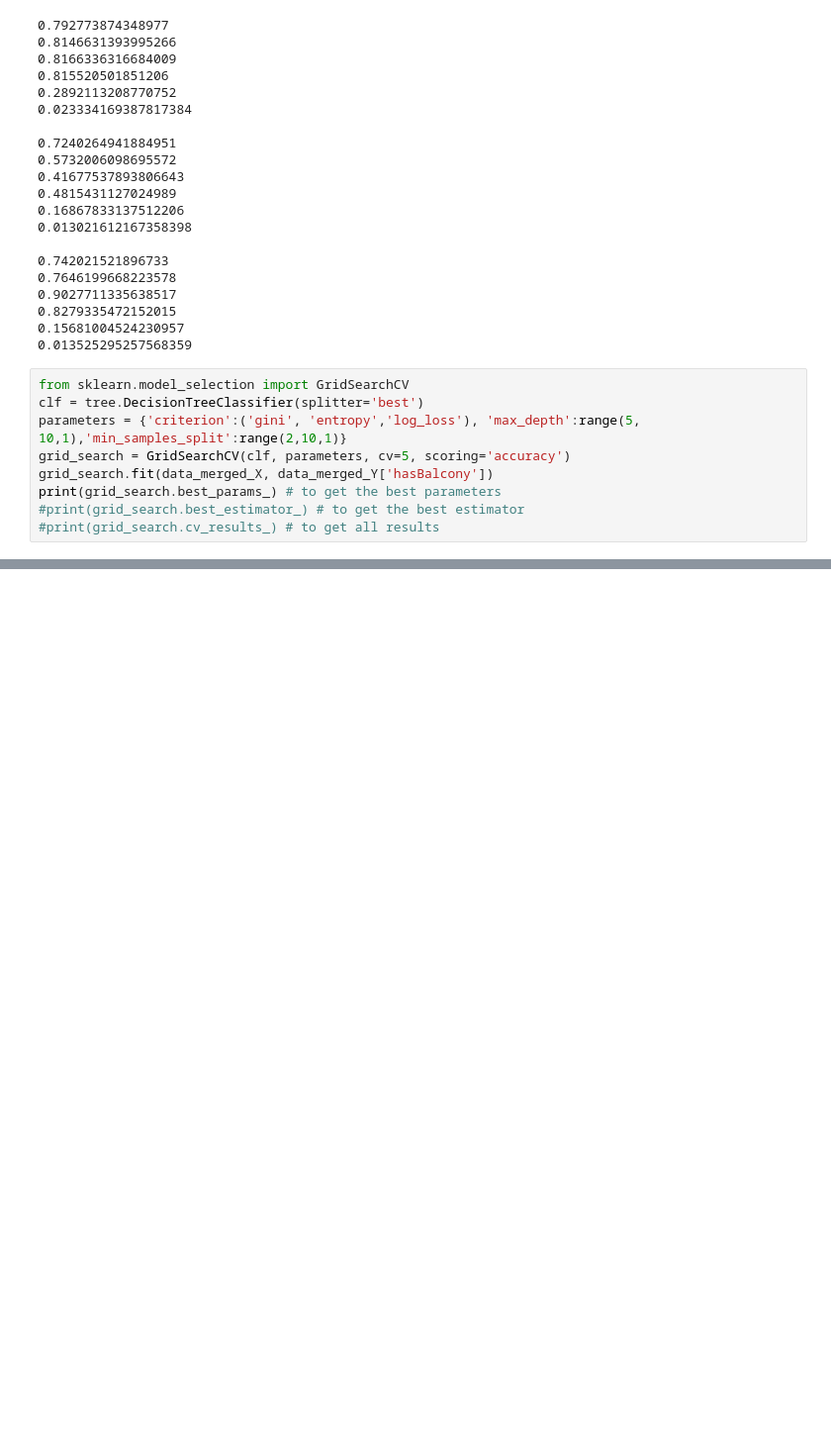
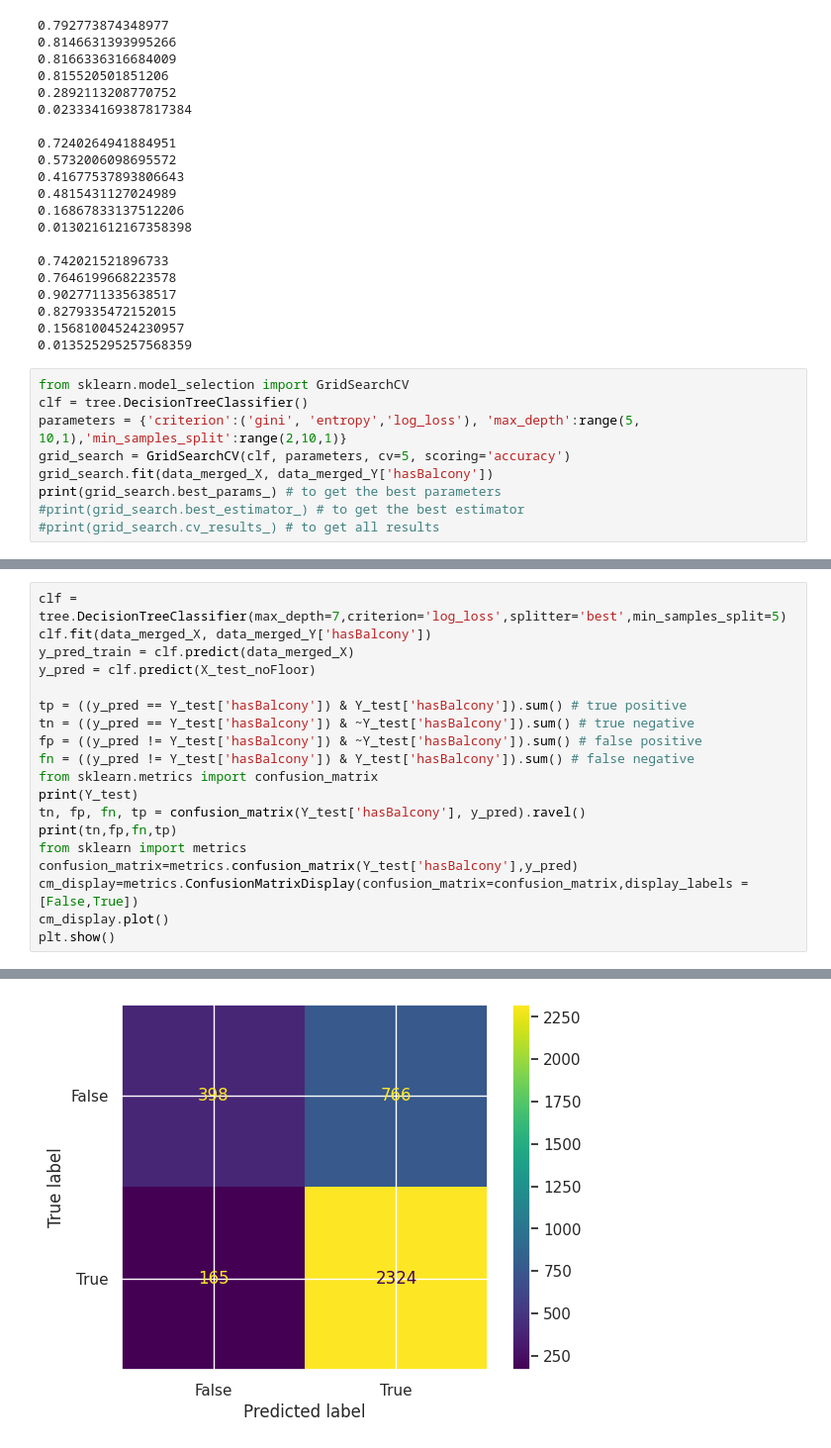
Before and after one commit to SzymonCisowski/PFML_Project, a Jupyter notebook: Projekt_PFML1.ipynb, the cells around one changed output, grey strips where cells are left out. Shown: that part at 99% size. Cells and saved outputs as stored; diff of their text form; blank space fills up the shorter version.

Commit message:
ConfusionMatrix for hasBalcony

```diff
--- a/Projekt_PFML1.ipynb
+++ b/Projekt_PFML1.ipynb
@@ -556,7 +556,7 @@ print(scores['score_time'].mean())
 0.013525295257568359
 # %%
 from sklearn.model_selection import GridSearchCV
-clf = tree.DecisionTreeClassifier(splitter='best')
+clf = tree.DecisionTreeClassifier()
 parameters = {'criterion':('gini', 'entropy','log_loss'), 'max_depth':range(5, 10,1),'min_samples_split':range(2,10,1)}
 grid_search = GridSearchCV(clf, parameters, cv=5, scoring='accuracy')
 grid_search.fit(data_merged_X, data_merged_Y['hasBalcony'])
@@ -571,0 +572,20 @@ print(grid_search.best_score_) # to get all results
+# %%
+clf = tree.DecisionTreeClassifier(max_depth=7,criterion='log_loss',splitter='best',min_samples_split=5)
+clf.fit(data_merged_X, data_merged_Y['hasBalcony'])
+y_pred_train = clf.predict(data_merged_X)
+y_pred = clf.predict(X_test_noFloor)
+
+tp = ((y_pred == Y_test['hasBalcony']) & Y_test['hasBalcony']).sum() # true positive
+tn = ((y_pred == Y_test['hasBalcony']) & ~Y_test['hasBalcony']).sum() # true negative
+fp = ((y_pred != Y_test['hasBalcony']) & ~Y_test['hasBalcony']).sum() # false positive
+fn = ((y_pred != Y_test['hasBalcony']) & Y_test['hasBalcony']).sum() # false negative
+from sklearn.metrics import confusion_matrix
+print(Y_test)
+tn, fp, fn, tp = confusion_matrix(Y_test['hasBalcony'], y_pred).ravel()
+print(tn,fp,fn,tp)
+from sklearn import metrics
+confusion_matrix=metrics.confusion_matrix(Y_test['hasBalcony'],y_pred)
+cm_display=metrics.ConfusionMatrixDisplay(confusion_matrix=confusion_matrix,display_labels = [False,True])
+cm_display.plot()
+plt.show()
+# %% [output]
@@ -571,0 +607 @@ print(grid_search.best_score_) # to get all results
+[figure, added]
```
Also changed, not shown: parts of 3 cells of this notebook.
